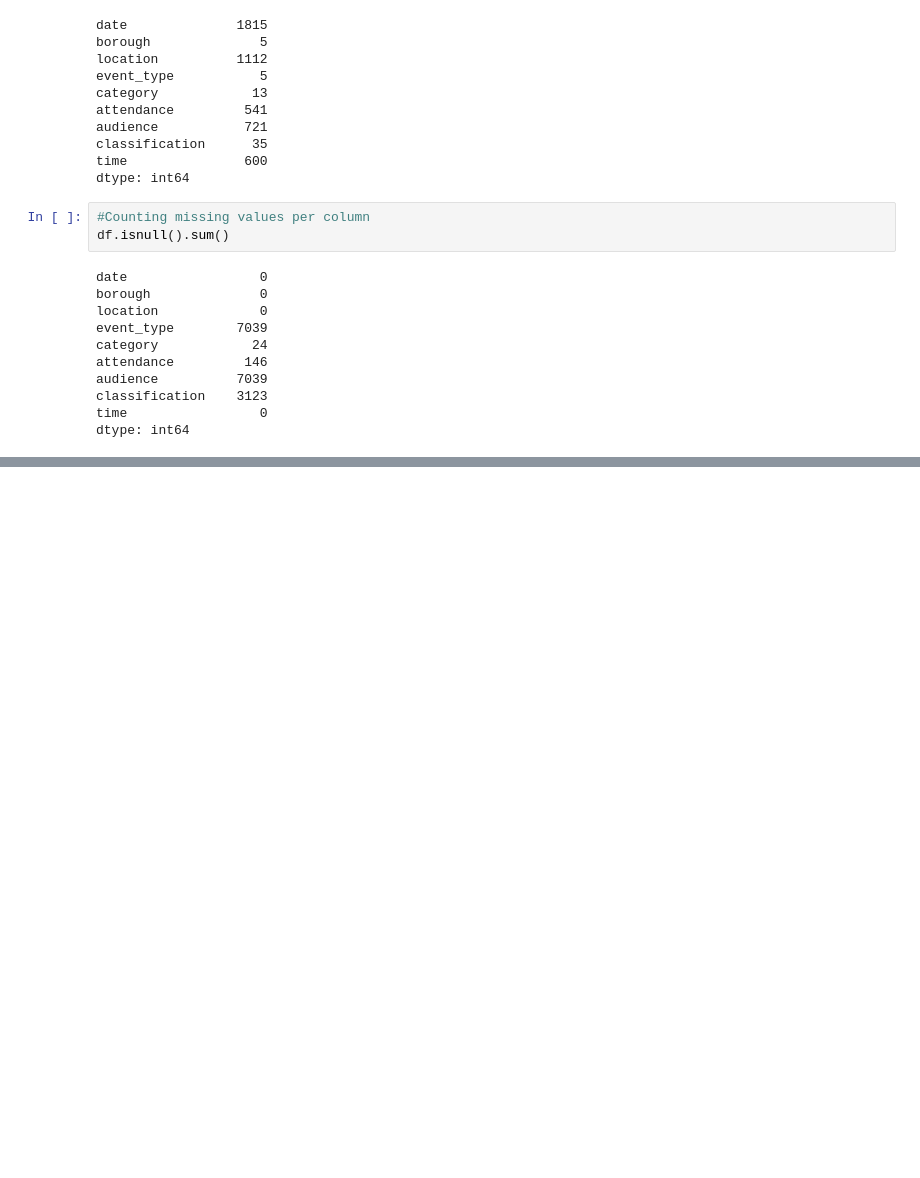
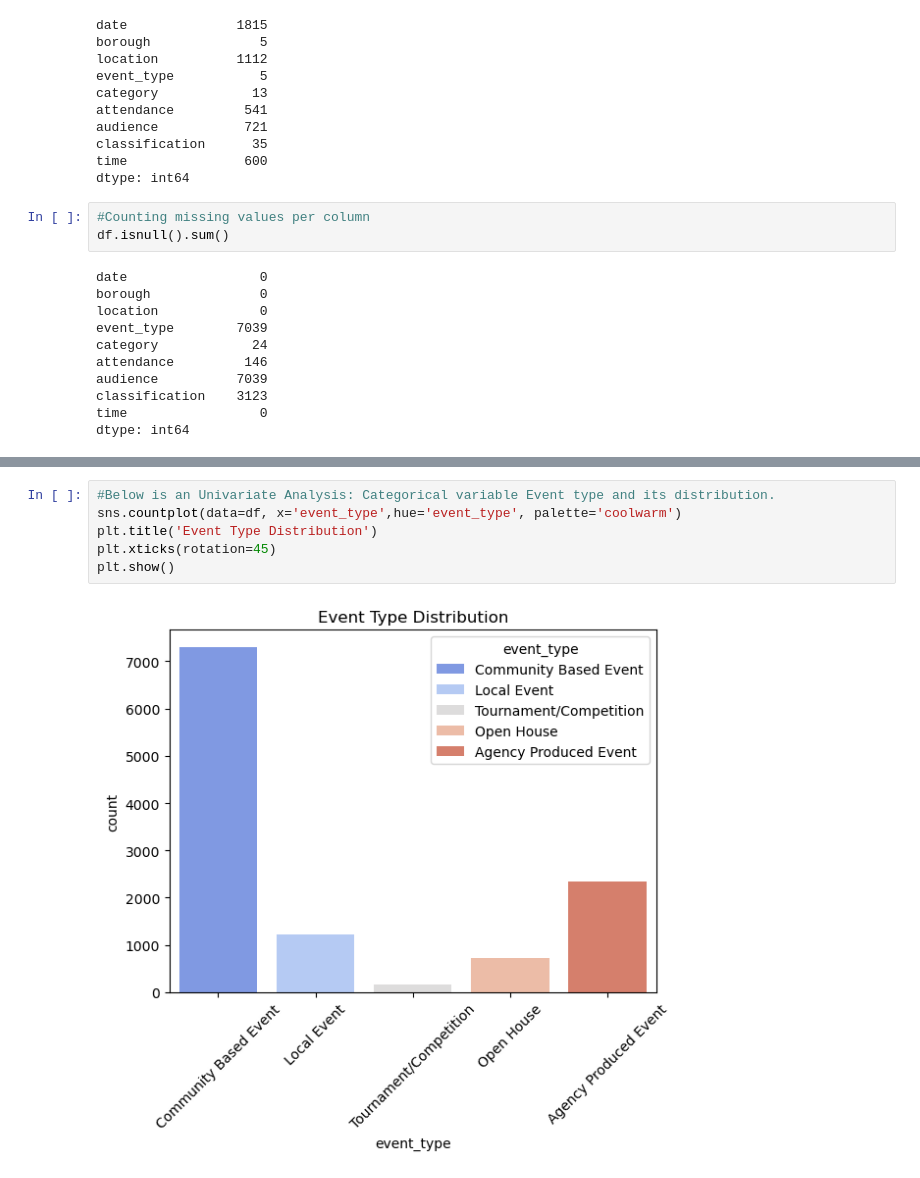
Before and after one commit to MaimunaBawa/Phase-1-Portfolio-Project, a Jupyter notebook: EDA Notebooks/Gomathy/Gomathy_new.NoteBook.ipynb, the cells around one changed output, grey strips where cells are left out. Saved outputs shown, nothing was run; the diff lists cells and outputs as text; blank space fills up the shorter version.

```diff
--- a/EDA Notebooks/Gomathy/Gomathy_new.NoteBook.ipynb
+++ b/EDA Notebooks/Gomathy/Gomathy_new.NoteBook.ipynb
@@ -66 +77,9 @@ plt.show()
+# %%
+#Below is an Univariate Analysis: Categorical variable Event type and its distribution.
+sns.countplot(data=df, x='event_type',hue='event_type', palette='coolwarm')
+plt.title('Event Type Distribution')
+plt.xticks(rotation=45)
+plt.show()
+# %% [output]
+[figure, added]
 # %%
```
Also changed, not shown: parts of 13 cells of this notebook.
